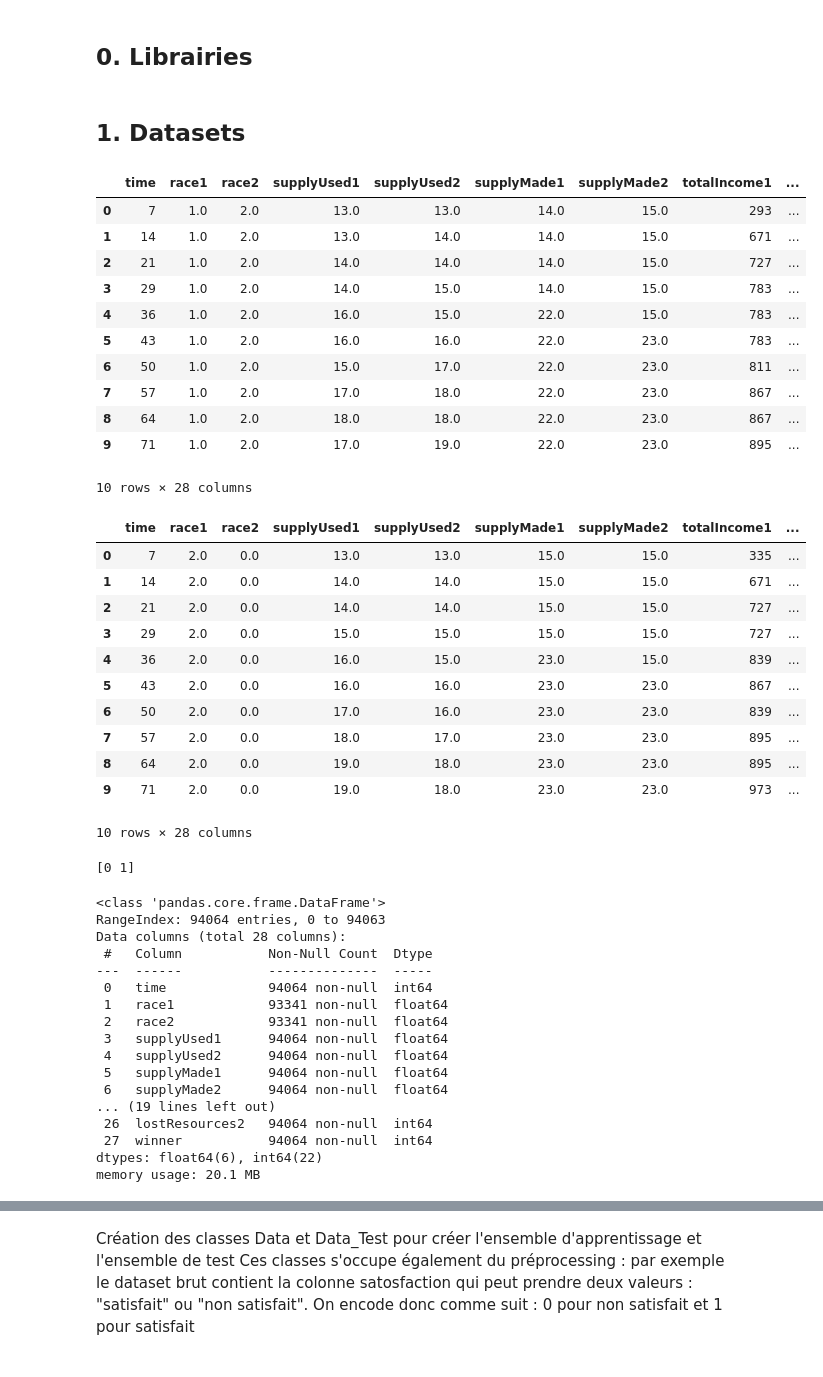
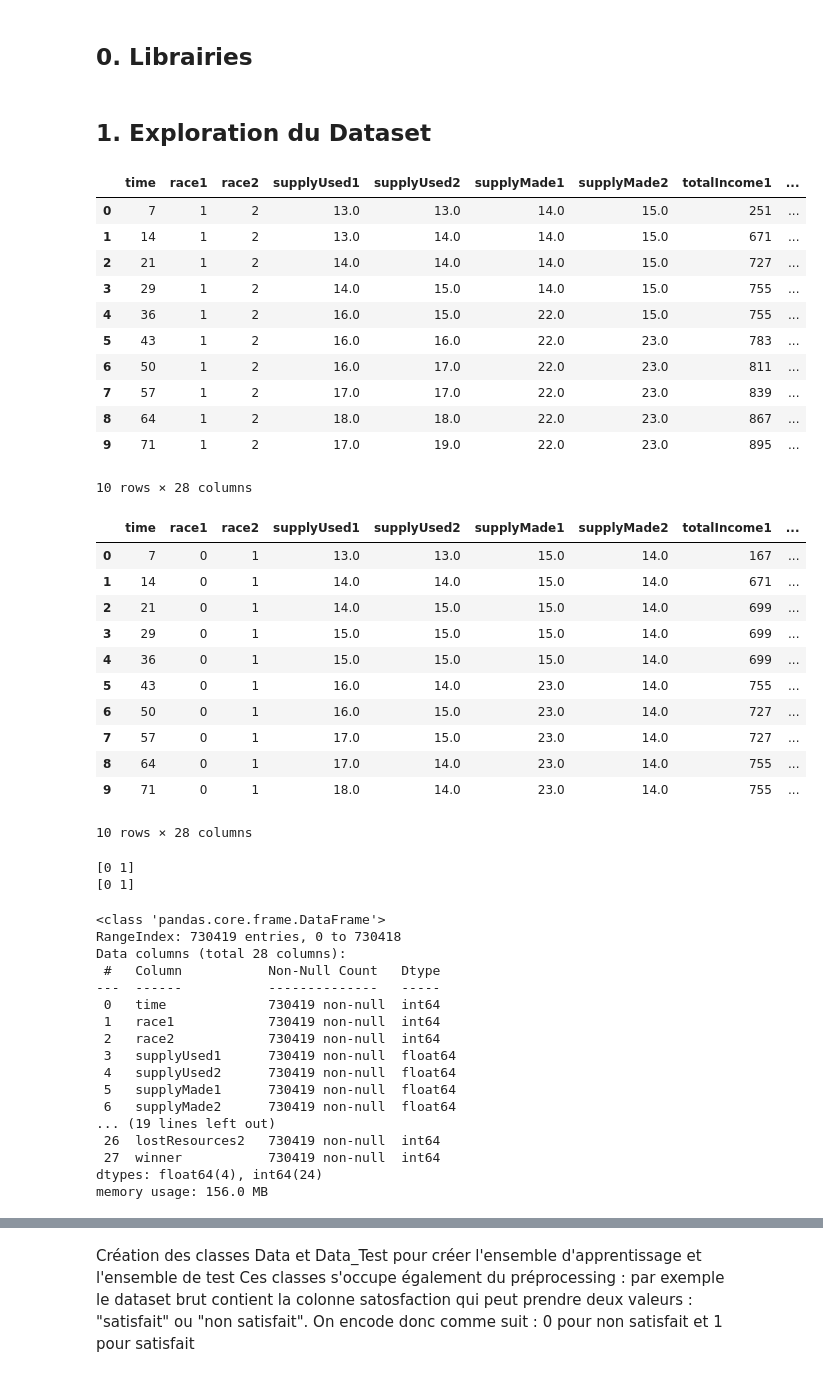
Before and after one commit to YannBgit/IApredictionDeResultatsStarCraft2, a Jupyter notebook: starcraft.ipynb, the cells around one changed output, grey strips where cells are left out. Cells and saved outputs as stored; diff of their text form; code cells hidden in the pictures.

```diff
--- a/starcraft.ipynb
+++ b/starcraft.ipynb
@@ -45,63 +42,64 @@ from sklearn.model_selection import train_test_split
 # %% [markdown]
-## 1. Datasets
+## 1. Exploration du Dataset
 # %%
-train = pd.read_csv('archive/trainSet2.csv')
-test = pd.read_csv('archive/testSet2.csv')
+train = pd.read_csv('archive/trainSet3.csv')
+test = pd.read_csv('archive/testSet3.csv')
 train.head(10)
 # %% [output]
 |  | time | race1 | race2 | supplyUsed1 | supplyUsed2 | supplyMade1 | supplyMade2 | totalIncome1 | ... |
-| 0 | 7 | 1.0 | 2.0 | 13.0 | 13.0 | 14.0 | 15.0 | 293 | ... |
-| 1 | 14 | 1.0 | 2.0 | 13.0 | 14.0 | 14.0 | 15.0 | 671 | ... |
-| 2 | 21 | 1.0 | 2.0 | 14.0 | 14.0 | 14.0 | 15.0 | 727 | ... |
-| 3 | 29 | 1.0 | 2.0 | 14.0 | 15.0 | 14.0 | 15.0 | 783 | ... |
-| 4 | 36 | 1.0 | 2.0 | 16.0 | 15.0 | 22.0 | 15.0 | 783 | ... |
-| 5 | 43 | 1.0 | 2.0 | 16.0 | 16.0 | 22.0 | 23.0 | 783 | ... |
-| 6 | 50 | 1.0 | 2.0 | 15.0 | 17.0 | 22.0 | 23.0 | 811 | ... |
-| 7 | 57 | 1.0 | 2.0 | 17.0 | 18.0 | 22.0 | 23.0 | 867 | ... |
-| 8 | 64 | 1.0 | 2.0 | 18.0 | 18.0 | 22.0 | 23.0 | 867 | ... |
-| 9 | 71 | 1.0 | 2.0 | 17.0 | 19.0 | 22.0 | 23.0 | 895 | ... |
+| 0 | 7 | 1 | 2 | 13.0 | 13.0 | 14.0 | 15.0 | 251 | ... |
+| 1 | 14 | 1 | 2 | 13.0 | 14.0 | 14.0 | 15.0 | 671 | ... |
+| 2 | 21 | 1 | 2 | 14.0 | 14.0 | 14.0 | 15.0 | 727 | ... |
+| 3 | 29 | 1 | 2 | 14.0 | 15.0 | 14.0 | 15.0 | 755 | ... |
+| 4 | 36 | 1 | 2 | 16.0 | 15.0 | 22.0 | 15.0 | 755 | ... |
+| 5 | 43 | 1 | 2 | 16.0 | 16.0 | 22.0 | 23.0 | 783 | ... |
+| 6 | 50 | 1 | 2 | 16.0 | 17.0 | 22.0 | 23.0 | 811 | ... |
+| 7 | 57 | 1 | 2 | 17.0 | 17.0 | 22.0 | 23.0 | 839 | ... |
+| 8 | 64 | 1 | 2 | 18.0 | 18.0 | 22.0 | 23.0 | 867 | ... |
+| 9 | 71 | 1 | 2 | 17.0 | 19.0 | 22.0 | 23.0 | 895 | ... |
 10 rows × 28 columns
 # %%
 test.head(10)
 # %% [output]
 |  | time | race1 | race2 | supplyUsed1 | supplyUsed2 | supplyMade1 | supplyMade2 | totalIncome1 | ... |
-| 0 | 7 | 2.0 | 0.0 | 13.0 | 13.0 | 15.0 | 15.0 | 335 | ... |
-| 1 | 14 | 2.0 | 0.0 | 14.0 | 14.0 | 15.0 | 15.0 | 671 | ... |
-| 2 | 21 | 2.0 | 0.0 | 14.0 | 14.0 | 15.0 | 15.0 | 727 | ... |
-| 3 | 29 | 2.0 | 0.0 | 15.0 | 15.0 | 15.0 | 15.0 | 727 | ... |
-| 4 | 36 | 2.0 | 0.0 | 16.0 | 15.0 | 23.0 | 15.0 | 839 | ... |
-| 5 | 43 | 2.0 | 0.0 | 16.0 | 16.0 | 23.0 | 23.0 | 867 | ... |
-| 6 | 50 | 2.0 | 0.0 | 17.0 | 16.0 | 23.0 | 23.0 | 839 | ... |
-| 7 | 57 | 2.0 | 0.0 | 18.0 | 17.0 | 23.0 | 23.0 | 895 | ... |
-| 8 | 64 | 2.0 | 0.0 | 19.0 | 18.0 | 23.0 | 23.0 | 895 | ... |
-| 9 | 71 | 2.0 | 0.0 | 19.0 | 18.0 | 23.0 | 23.0 | 973 | ... |
+| 0 | 7 | 0 | 1 | 13.0 | 13.0 | 15.0 | 14.0 | 167 | ... |
+| 1 | 14 | 0 | 1 | 14.0 | 14.0 | 15.0 | 14.0 | 671 | ... |
+| 2 | 21 | 0 | 1 | 14.0 | 15.0 | 15.0 | 14.0 | 699 | ... |
+| 3 | 29 | 0 | 1 | 15.0 | 15.0 | 15.0 | 14.0 | 699 | ... |
+| 4 | 36 | 0 | 1 | 15.0 | 15.0 | 15.0 | 14.0 | 699 | ... |
+| 5 | 43 | 0 | 1 | 16.0 | 14.0 | 23.0 | 14.0 | 755 | ... |
+| 6 | 50 | 0 | 1 | 16.0 | 15.0 | 23.0 | 14.0 | 727 | ... |
+| 7 | 57 | 0 | 1 | 17.0 | 15.0 | 23.0 | 14.0 | 727 | ... |
+| 8 | 64 | 0 | 1 | 17.0 | 14.0 | 23.0 | 14.0 | 755 | ... |
+| 9 | 71 | 0 | 1 | 18.0 | 14.0 | 23.0 | 14.0 | 755 | ... |
 10 rows × 28 columns
 # %%
-
 print(train['winner'].unique())
+print(test['winner'].unique())
 # %% [output]
 [0 1]
+[0 1]
 # %%
 ## Liste l'ensemble des colonnes avec le type des données et le nombre de valeurs non-nulles de chaque colonne
 train.info(verbose=True)
 # %% [output]
 <class 'pandas.core.frame.DataFrame'>
-RangeIndex: 94064 entries, 0 to 94063
+RangeIndex: 730419 entries, 0 to 730418
 Data columns (total 28 columns):
- #   Column           Non-Null Count  Dtype
----  ------           --------------  -----
- 0   time             94064 non-null  int64
- 1   race1            93341 non-null  float64
- 2   race2            93341 non-null  float64
- 3   supplyUsed1      94064 non-null  float64
- 4   supplyUsed2      94064 non-null  float64
- 5   supplyMade1      94064 non-null  float64
- 6   supplyMade2      94064 non-null  float64
+ #   Column           Non-Null Count   Dtype
+---  ------           --------------   -----
+ 0   time             730419 non-null  int64
+ 1   race1            730419 non-null  int64
+ 2   race2            730419 non-null  int64
+ 3   supplyUsed1      730419 non-null  float64
+ 4   supplyUsed2      730419 non-null  float64
+ 5   supplyMade1      730419 non-null  float64
+ 6   supplyMade2      730419 non-null  float64
 ... (19 lines left out)
- 26  lostResources2   94064 non-null  int64
- 27  winner           94064 non-null  int64
-dtypes: float64(6), int64(22)
-memory usage: 20.1 MB
+ 26  lostResources2   730419 non-null  int64
+ 27  winner           730419 non-null  int64
+dtypes: float64(4), int64(24)
+memory usage: 156.0 MB
 # %%
 test.info(verbose=True)
 # %% [output]
```
Also changed, not shown: parts of 27 cells of this notebook.
